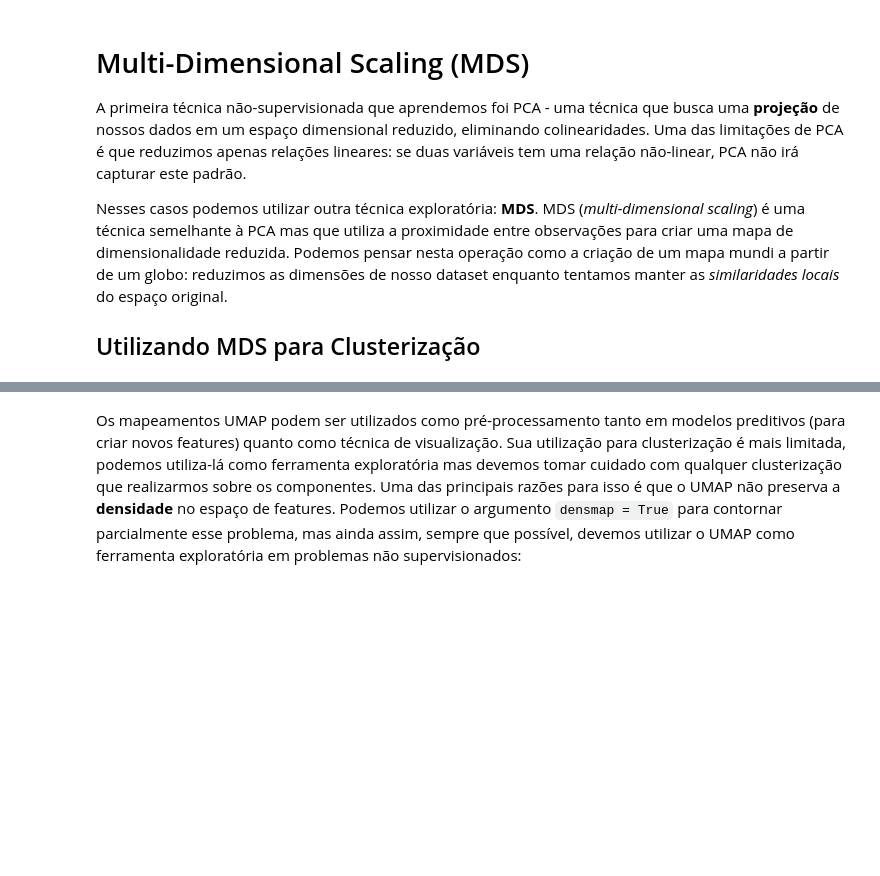
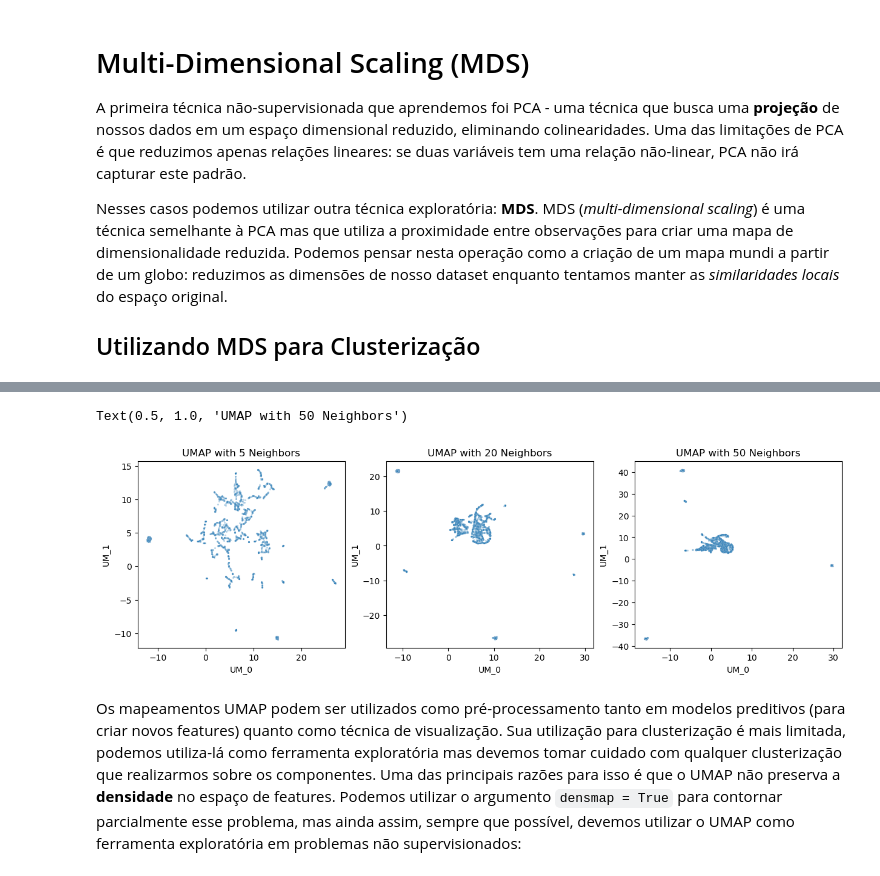
Before and after one commit to sadguilherme/99_PT_JAN2023, a Jupyter notebook: aulas/20230527 Algoritmos Não-Supervisionados III.ipynb, the cells around one changed output, grey strips where cells are left out. Cells and saved outputs as stored; diff of their text form; code cells hidden in the pictures; blank space fills up the shorter version.

```diff
--- a/aulas/20230527 Algoritmos Não-Supervisionados III.ipynb
+++ b/aulas/20230527 Algoritmos Não-Supervisionados III.ipynb
@@ -214,11 +336,14 @@ tb_umap_50 = pd.DataFrame(
 )
 # %%
 fig, ax = plt.subplots(1, 3, figsize=(15, 4))
-sns.scatterplot(data=tb_umap_5, x="UM_0", y="UM_1", s = 10, ax = ax[0])
+sns.scatterplot(data=tb_umap_5, x="UM_0", y="UM_1", s = 5, alpha = 0.3, ax = ax[0])
 ax[0].set_title("UMAP with 5 Neighbors")
-sns.scatterplot(data=tb_umap_20, x="UM_0", y="UM_1", s = 10, ax = ax[1])
+sns.scatterplot(data=tb_umap_20, x="UM_0", y="UM_1", s = 5, alpha = 0.3, ax = ax[1])
 ax[1].set_title("UMAP with 20 Neighbors")
-sns.scatterplot(data=tb_umap_50, x="UM_0", y="UM_1", s = 10, ax = ax[2])
+sns.scatterplot(data=tb_umap_50, x="UM_0", y="UM_1", s = 5, alpha = 0.3, ax = ax[2])
 ax[2].set_title("UMAP with 50 Neighbors")
+# %% [output]
+Text(0.5, 1.0, 'UMAP with 50 Neighbors')
+[figure, added]
 # %% [markdown]
 Os mapeamentos UMAP podem ser utilizados como pré-processamento tanto em modelos preditivos (para criar novos features) quanto como técnica de visualização. Sua utilização para clusterização é mais limitada, podemos utiliza-lá como ferramenta exploratória mas devemos tomar cuidado com qualquer clusterização que realizarmos sobre os componentes. Uma das principais razões para isso é que o UMAP não preserva a **densidade** no espaço de features. Podemos utilizar o argumento `densmap = True` para contornar parcialmente esse problema, mas ainda assim, sempre que possível, devemos utilizar o UMAP como ferramenta exploratória em problemas não supervisionados:
```
Also changed, not shown: parts of 27 cells of this notebook, 1 other file.
